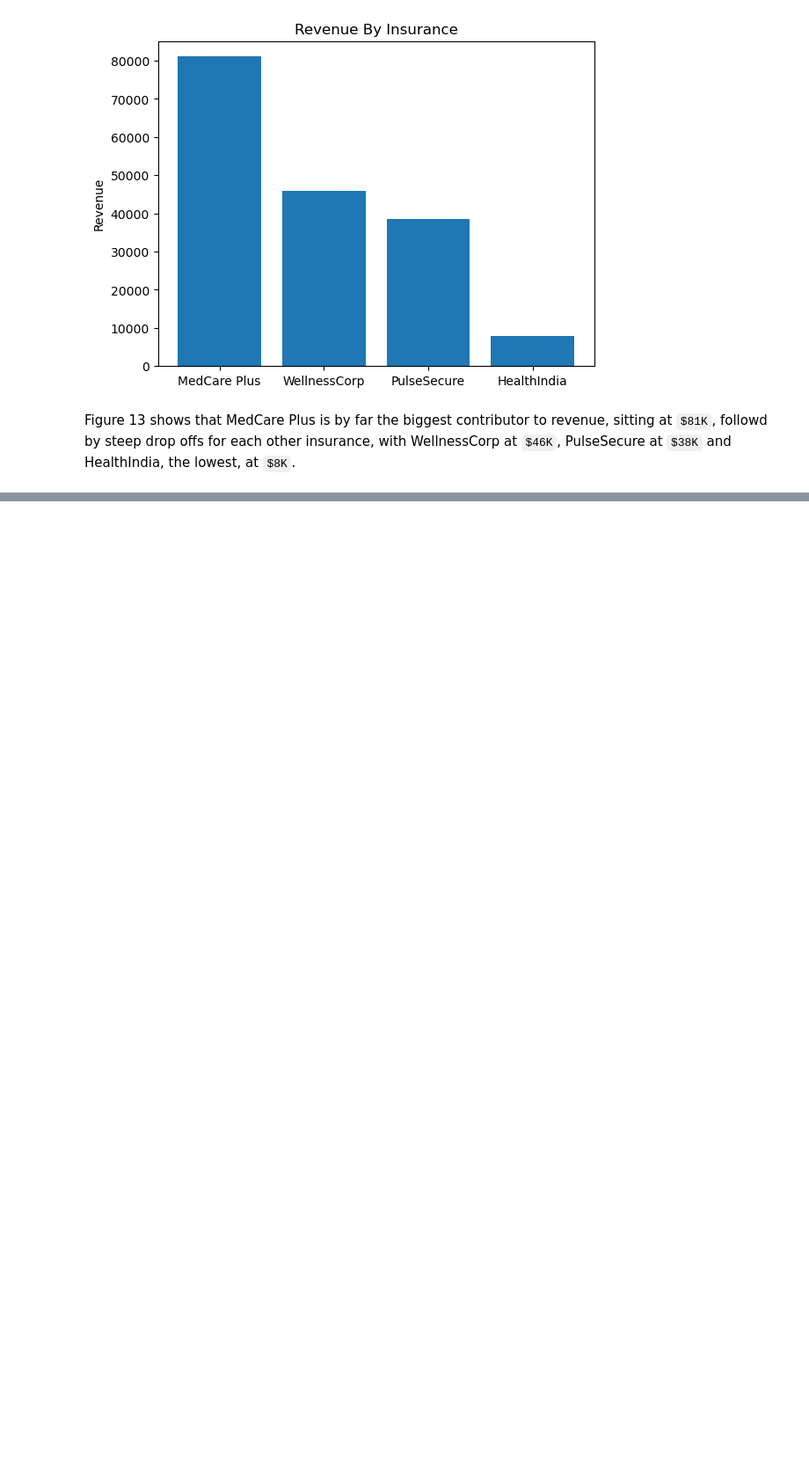
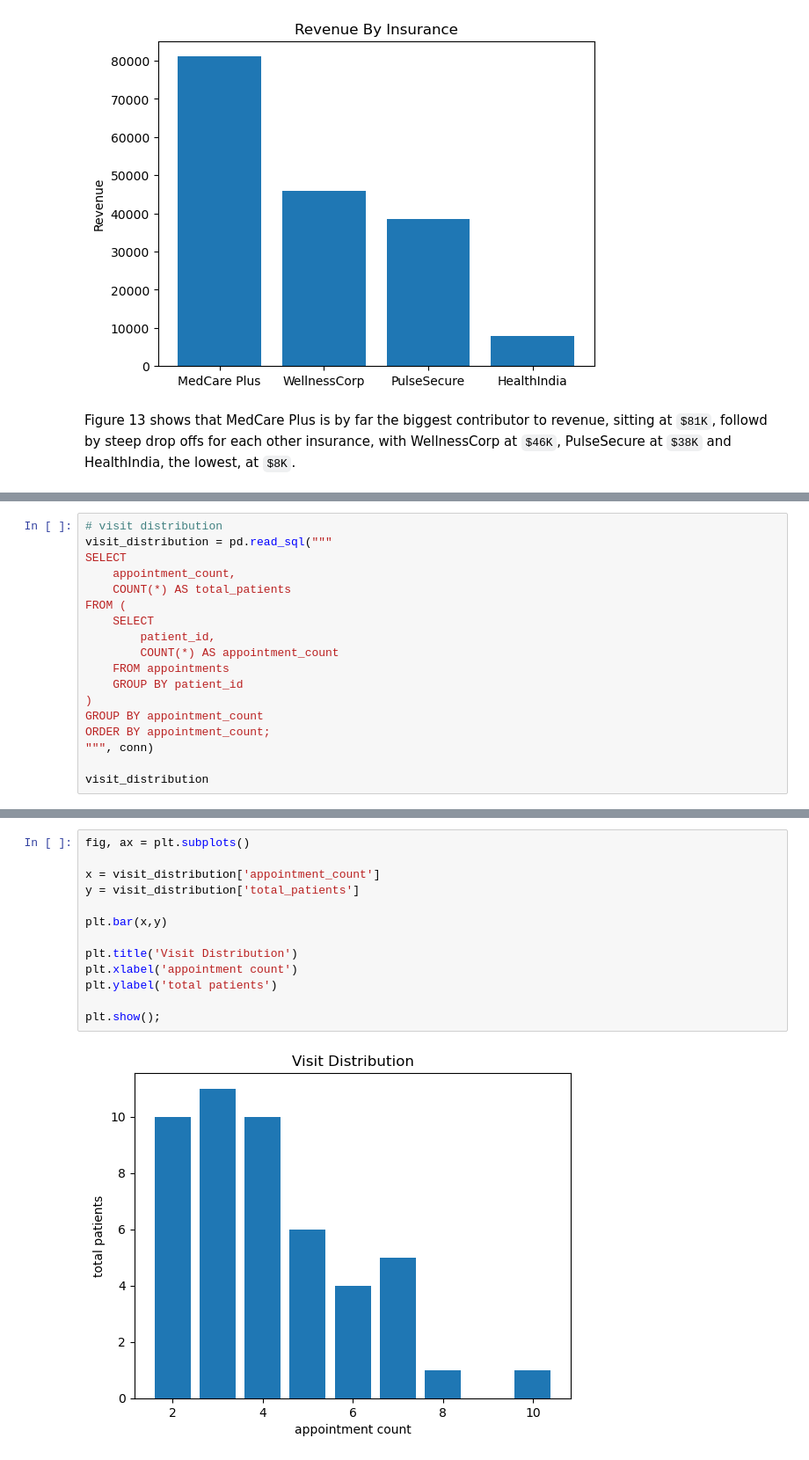
Before and after one commit to Djohnson1313/hospital_operations_intelligence, a Jupyter notebook: hospital_operations_analysis.ipynb, the cells around one changed output, grey strips where cells are left out. Shown at 88% size. Drawn from its saved outputs; the diff is of its cells as text; blank space fills up the shorter version.

```diff
--- a/hospital_operations_analysis.ipynb
+++ b/hospital_operations_analysis.ipynb
@@ -1196,0 +1332,18 @@ Figure 13 shows that MedCare Plus is by far the biggest contributor to revenue,
+# %%
+# visit distribution
+visit_distribution = pd.read_sql("""
+SELECT
+    appointment_count,
+    COUNT(*) AS total_patients
+FROM (
+    SELECT
+        patient_id,
+        COUNT(*) AS appointment_count
+    FROM appointments
+    GROUP BY patient_id
+)
+GROUP BY appointment_count
+ORDER BY appointment_count;
+""", conn)
+
+visit_distribution
@@ -1196,0 +1360,15 @@ Figure 13 shows that MedCare Plus is by far the biggest contributor to revenue,
+# %%
+fig, ax = plt.subplots()
+
+x = visit_distribution['appointment_count']
+y = visit_distribution['total_patients']
+
+plt.bar(x,y)
+
+plt.title('Visit Distribution')
+plt.xlabel('appointment count')
+plt.ylabel('total patients')
+
+plt.show();
+# %% [output]
+[figure, added]
```
Also changed, not shown: parts of 12 cells of this notebook.
